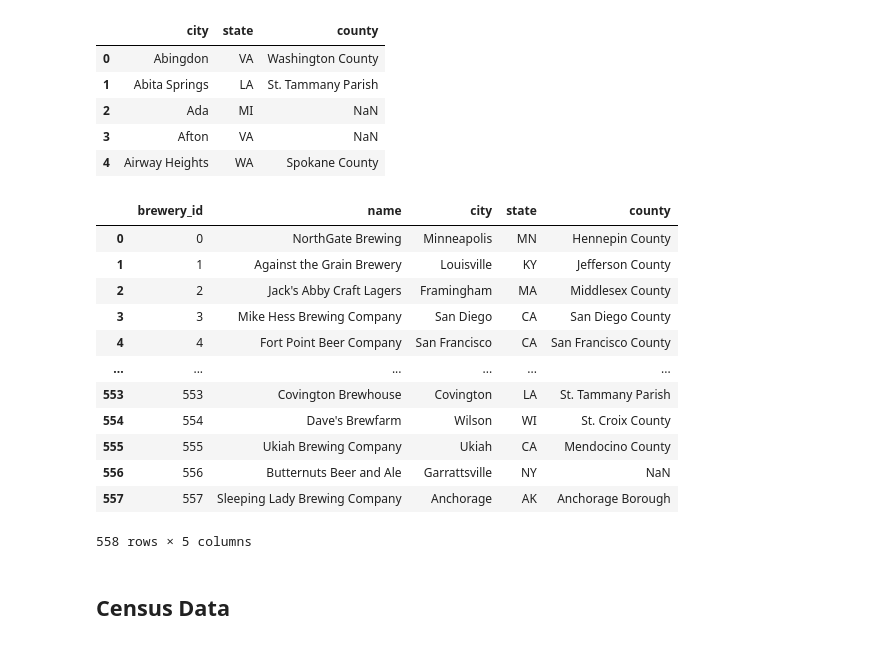
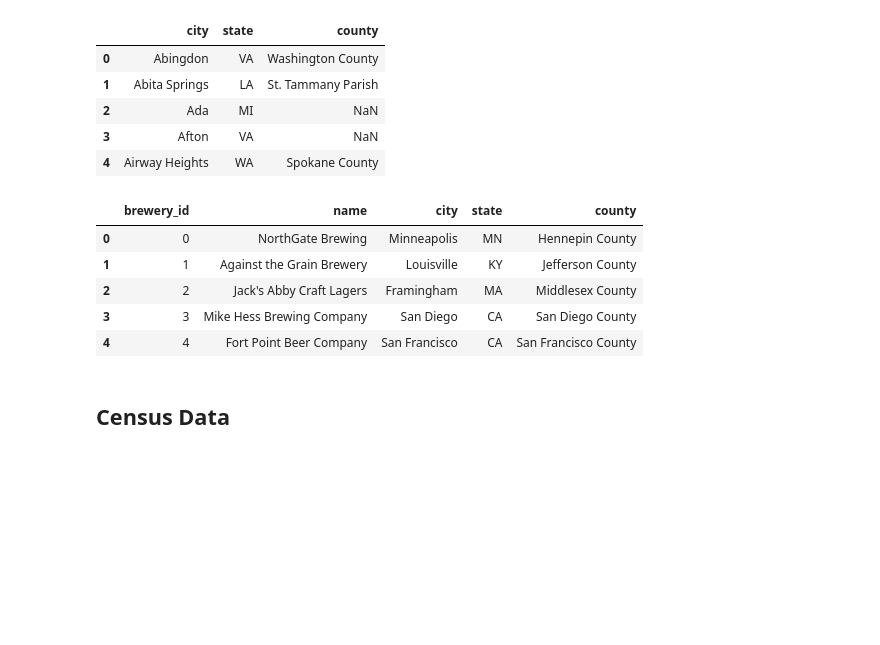
Before and after one commit to gdagger/Team3_Project2, a Jupyter notebook: ETL.ipynb, the cells around one changed output. Cells and saved outputs as stored; diff of their text form; code cells hidden in the pictures; blank space fills up the shorter version.

```diff
--- a/ETL.ipynb
+++ b/ETL.ipynb
@@ -115,29 +115,22 @@ city_df.head()
 # %%
 # Merge county data into breweries dataframe
 breweries_counties_df = breweries_df.merge(city_df, how='left', on=['city','state'])
 
 # Filter columns
 breweries_final_df = breweries_counties_df[['brewery_id', 'name', 'city', 'state', 'county']]
 
 # Export cleaned breweries table
 breweries_final_df.to_csv('./CleanedCSVs/breweries_cleaned.csv', index=False)
 
 # Display first 5 rows
-breweries_final_df
+breweries_final_df.head()
 # %% [output]
 |  | brewery_id | name | city | state | county |
 | 0 | 0 | NorthGate Brewing | Minneapolis | MN | Hennepin County |
 | 1 | 1 | Against the Grain Brewery | Louisville | KY | Jefferson County |
 | 2 | 2 | Jack's Abby Craft Lagers | Framingham | MA | Middlesex County |
 | 3 | 3 | Mike Hess Brewing Company | San Diego | CA | San Diego County |
 | 4 | 4 | Fort Point Beer Company | San Francisco | CA | San Francisco County |
-| ... | ... | ... | ... | ... | ... |
-| 553 | 553 | Covington Brewhouse | Covington | LA | St. Tammany Parish |
-| 554 | 554 | Dave's Brewfarm | Wilson | WI | St. Croix County |
-| 555 | 555 | Ukiah Brewing Company | Ukiah | CA | Mendocino County |
-| 556 | 556 | Butternuts Beer and Ale | Garrattsville | NY | NaN |
-| 557 | 557 | Sleeping Lady Brewing Company | Anchorage | AK | Anchorage Borough |
-558 rows × 5 columns
 # %% [markdown]
 ## Census Data
 # %% [markdown]
```
Also changed, not shown: parts of 1 cell of this notebook, 2 other files.
